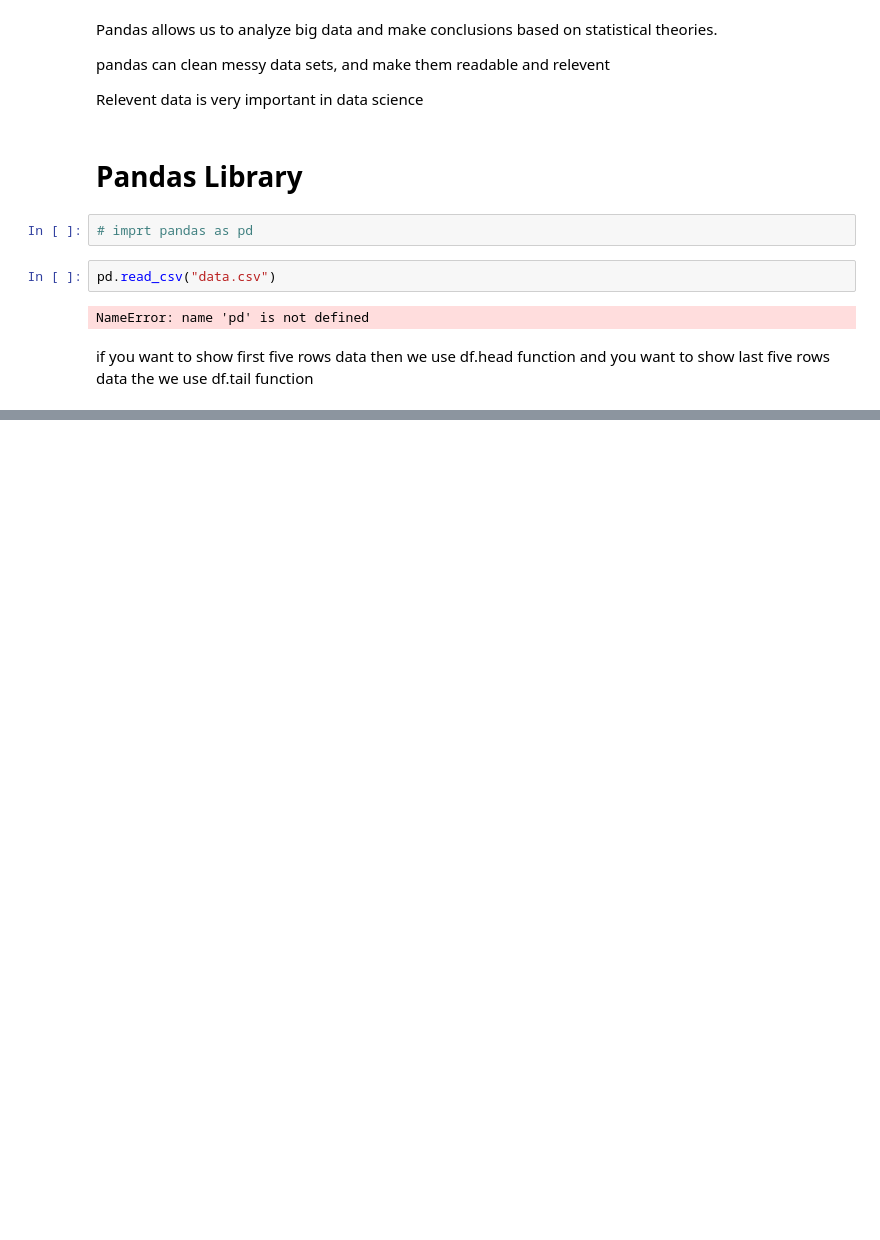
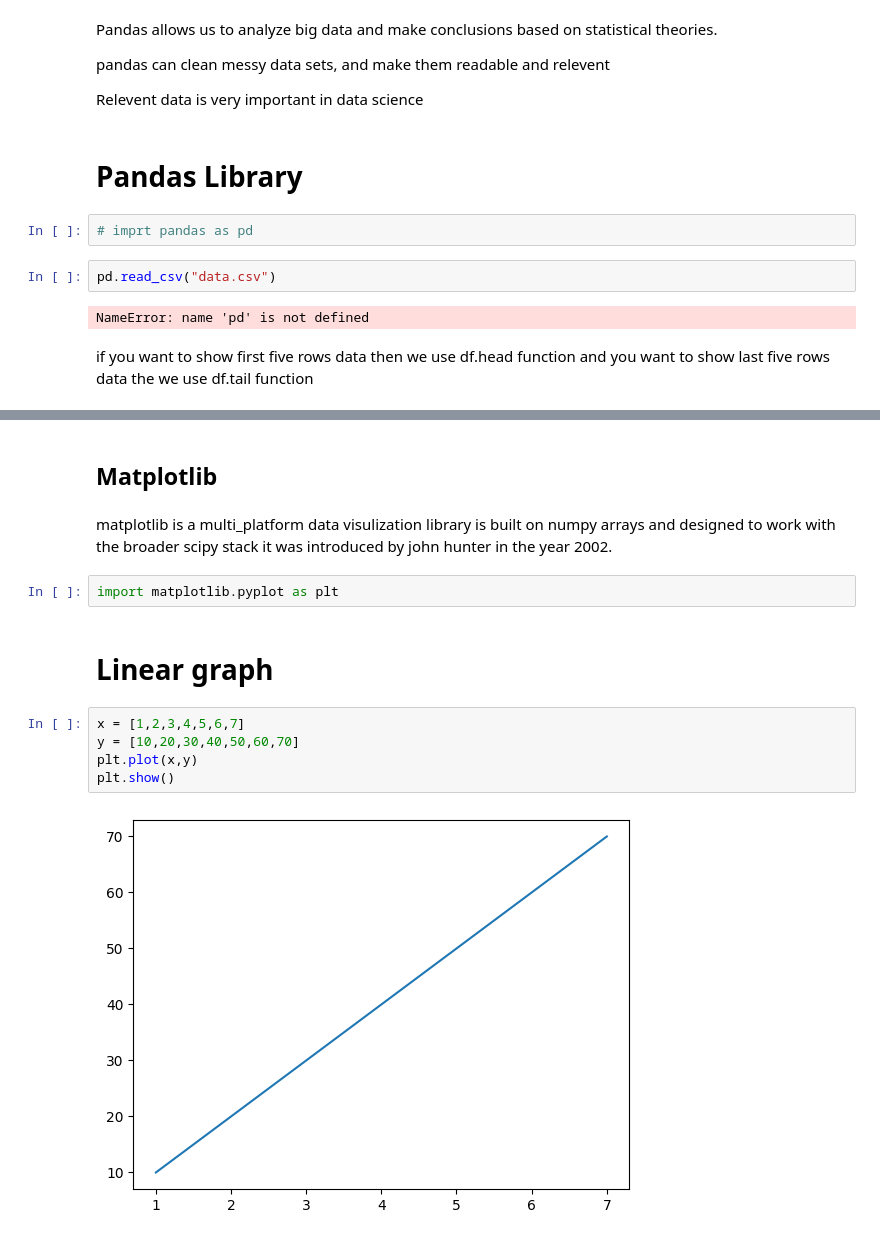
Before and after one commit to AnilUpad/anil-complete-python-, a Jupyter notebook: anil_complete_python_cource.ipynb, the cells around one changed output, grey strips where cells are left out. Drawn from its saved outputs; the diff is of its cells as text; blank space fills up the shorter version.

```diff
--- a/anil_complete_python_cource.ipynb
+++ b/anil_complete_python_cource.ipynb
@@ -2041,0 +2096,15 @@ if you want to show first five rows data then we use df.head function and you wa
+# %% [markdown]
+## Matplotlib
+# %% [markdown]
+matplotlib is a multi_platform data visulization library is built on numpy arrays and designed to work with the broader scipy stack  it was introduced by john hunter in the year 2002.
+# %%
+import matplotlib.pyplot as plt
+# %% [markdown]
+# Linear graph
+# %%
+x = [1,2,3,4,5,6,7]
+y = [10,20,30,40,50,60,70]
+plt.plot(x,y)
+plt.show()
+# %% [output]
+[figure, added]
```
Also changed, not shown: parts of 17 cells of this notebook.
